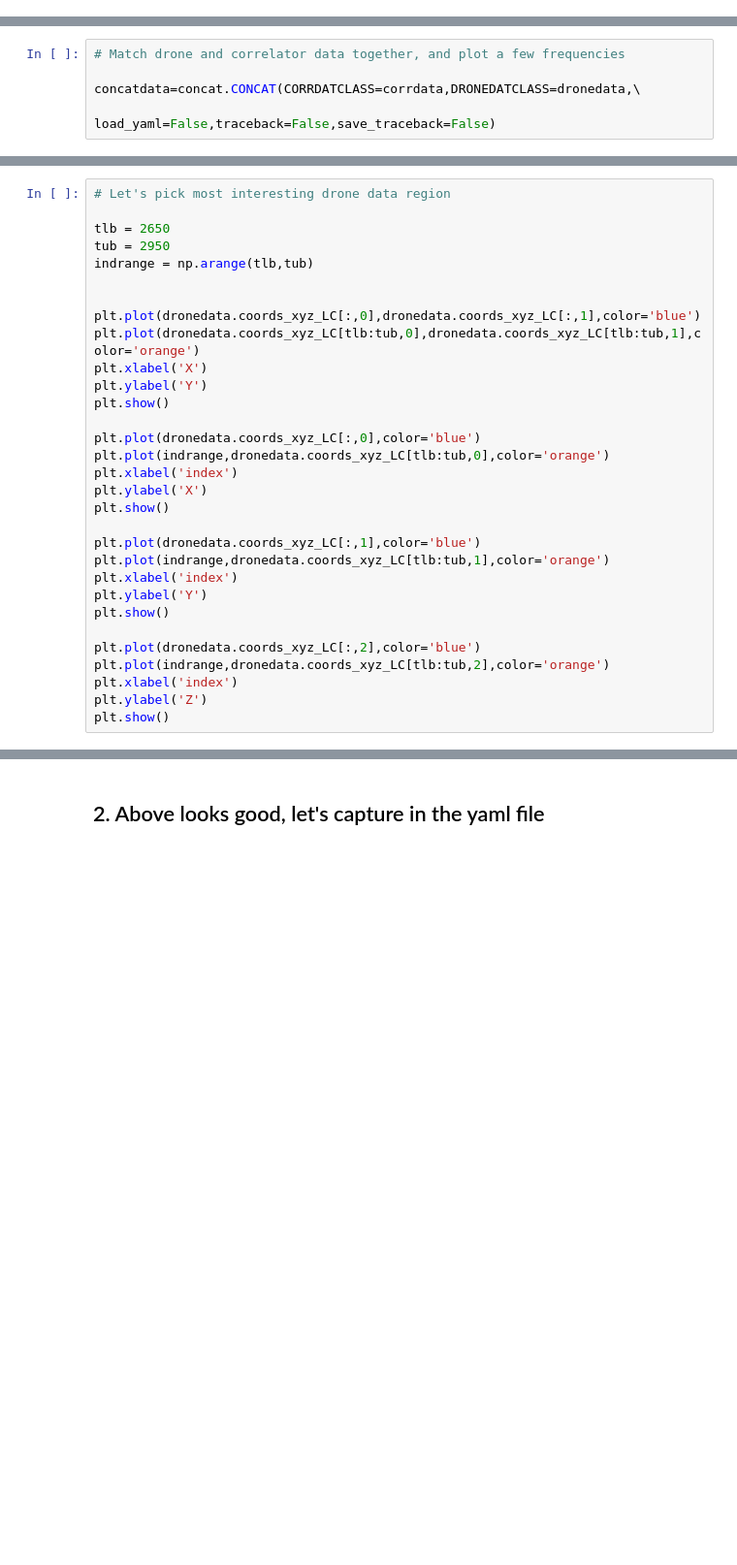
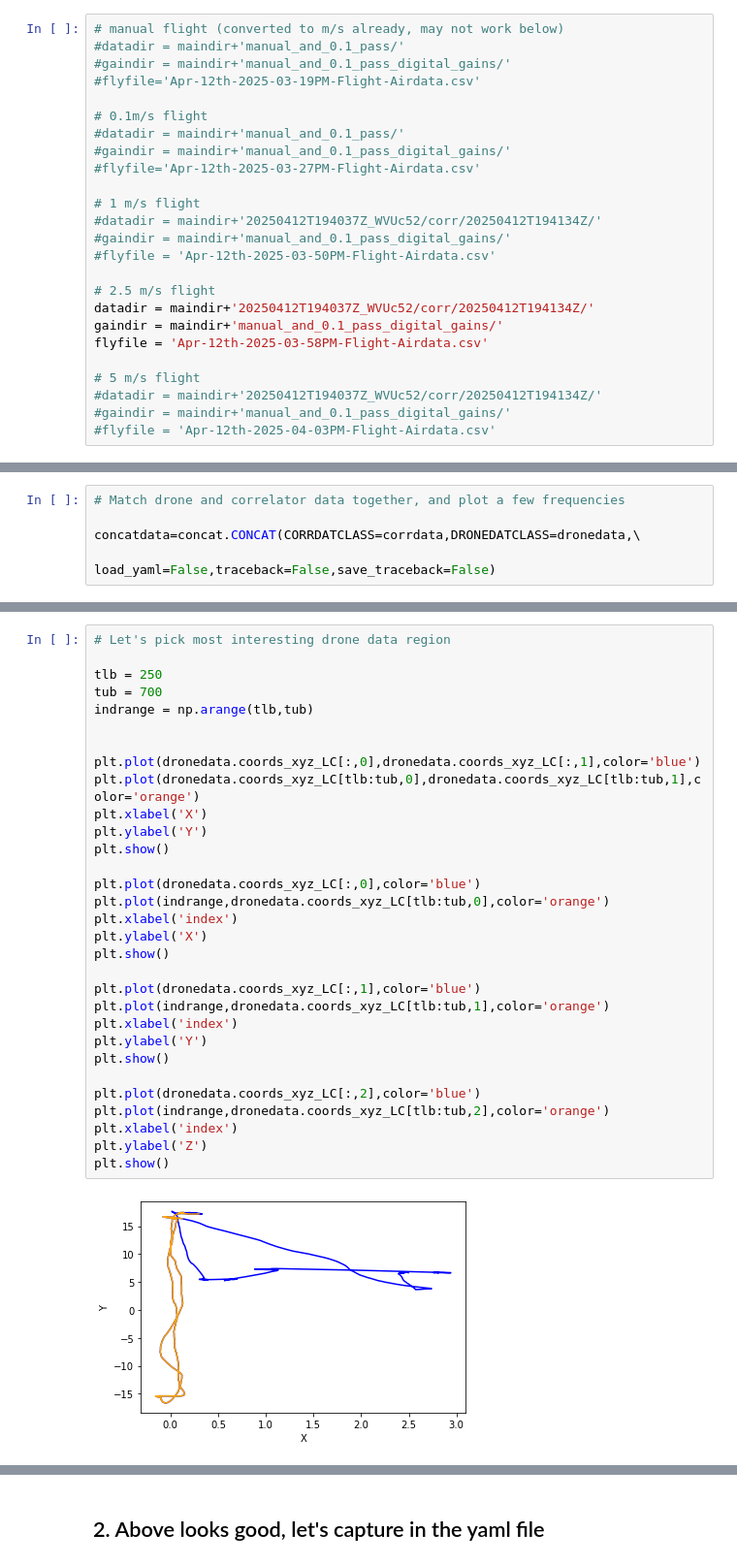
Before and after one commit to WrightLaboratory/DigitalNoiseSource, a Jupyter notebook: notebooks/LBN_DNS_droneflights.ipynb, the cells around one changed output, grey strips where cells are left out. Shown at 97% size. Drawn from its saved outputs; the diff is of its cells as text; blank space fills up the shorter version.

Commit message:
added a few more flights to analysis notebook and yaml

```diff
--- a/notebooks/LBN_DNS_droneflights.ipynb
+++ b/notebooks/LBN_DNS_droneflights.ipynb
@@ -37,4 +39,29 @@ crmap = [7,8,9]
 ###################
 # %% [markdown]
 ## 1. Find Correspondance between drone flight file and correlator data
+# %%
+# manual flight (converted to m/s already, may not work below)
+#datadir = maindir+'manual_and_0.1_pass/'
+#gaindir = maindir+'manual_and_0.1_pass_digital_gains/'
+#flyfile='Apr-12th-2025-03-19PM-Flight-Airdata.csv'
+
+# 0.1m/s flight
+#datadir = maindir+'manual_and_0.1_pass/'
+#gaindir = maindir+'manual_and_0.1_pass_digital_gains/'
+#flyfile='Apr-12th-2025-03-27PM-Flight-Airdata.csv'
+
+# 1 m/s flight
+#datadir = maindir+'20250412T194037Z_WVUc52/corr/20250412T194134Z/'
+#gaindir = maindir+'manual_and_0.1_pass_digital_gains/'
+#flyfile = 'Apr-12th-2025-03-50PM-Flight-Airdata.csv'
+
+# 2.5 m/s flight
+datadir = maindir+'20250412T194037Z_WVUc52/corr/20250412T194134Z/'
+gaindir = maindir+'manual_and_0.1_pass_digital_gains/'
+flyfile = 'Apr-12th-2025-03-58PM-Flight-Airdata.csv'
+
+# 5 m/s flight
+#datadir = maindir+'20250412T194037Z_WVUc52/corr/20250412T194134Z/'
+#gaindir = maindir+'manual_and_0.1_pass_digital_gains/'
+#flyfile = 'Apr-12th-2025-04-03PM-Flight-Airdata.csv'
 # %%
@@ -185,31 +250,33 @@ plt.show()
 # %%
 # Let's pick most interesting drone data region
 
-tlb = 2650
-tub = 2950
+tlb = 250
+tub = 700
 indrange = np.arange(tlb,tub)
 
 
 plt.plot(dronedata.coords_xyz_LC[:,0],dronedata.coords_xyz_LC[:,1],color='blue')
 plt.plot(dronedata.coords_xyz_LC[tlb:tub,0],dronedata.coords_xyz_LC[tlb:tub,1],color='orange')
 plt.xlabel('X')
 plt.ylabel('Y')
 plt.show()
 
 plt.plot(dronedata.coords_xyz_LC[:,0],color='blue')
 plt.plot(indrange,dronedata.coords_xyz_LC[tlb:tub,0],color='orange')
 plt.xlabel('index')
 plt.ylabel('X')
 plt.show()
 
 plt.plot(dronedata.coords_xyz_LC[:,1],color='blue')
 plt.plot(indrange,dronedata.coords_xyz_LC[tlb:tub,1],color='orange')
 plt.xlabel('index')
 plt.ylabel('Y')
 plt.show()
 
 plt.plot(dronedata.coords_xyz_LC[:,2],color='blue')
 plt.plot(indrange,dronedata.coords_xyz_LC[tlb:tub,2],color='orange')
 plt.xlabel('index')
 plt.ylabel('Z')
 plt.show()
+# %% [output]
+[figure, added]
```
Also changed, not shown: parts of 14 cells of this notebook, 1 other file.
